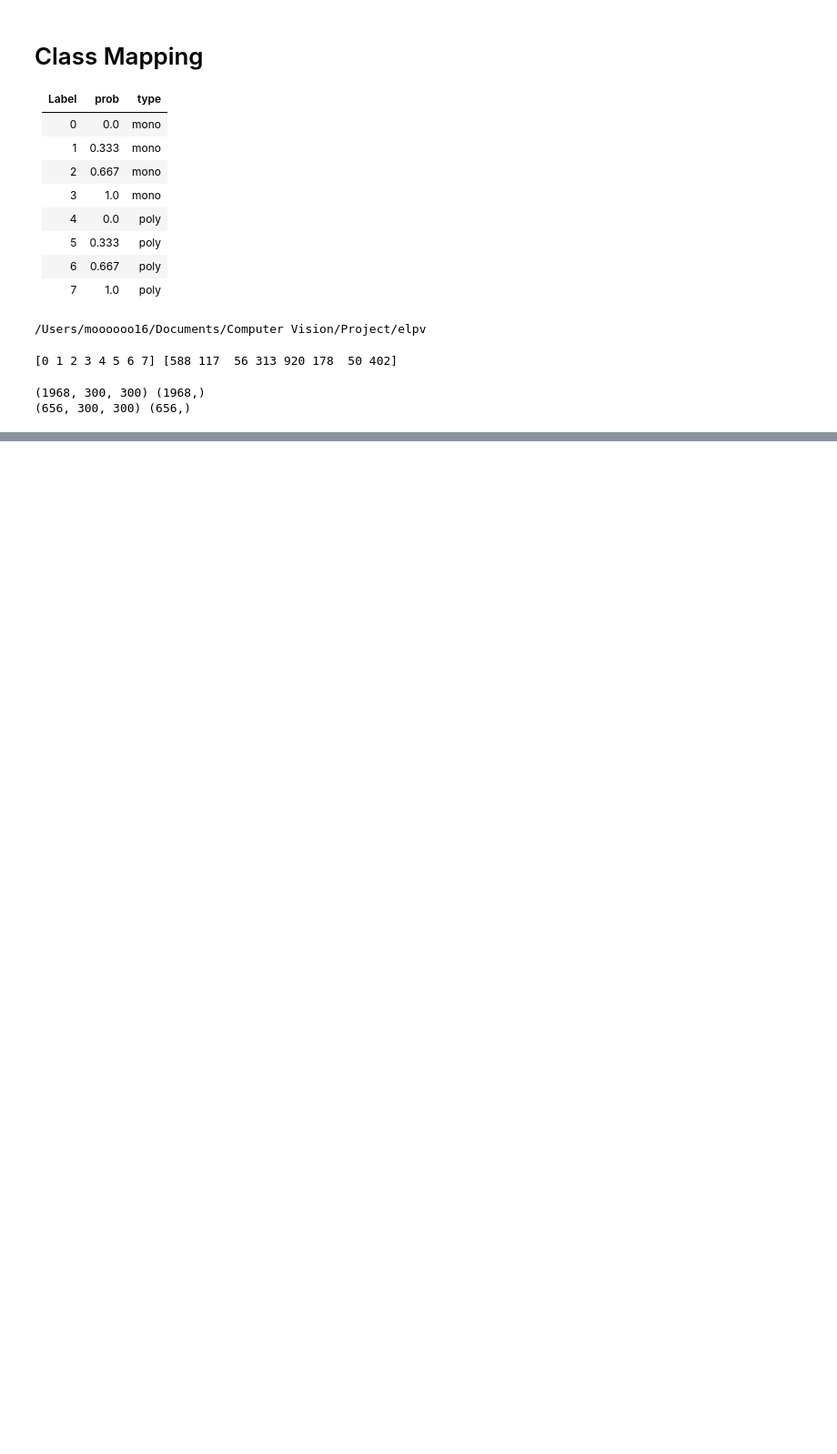
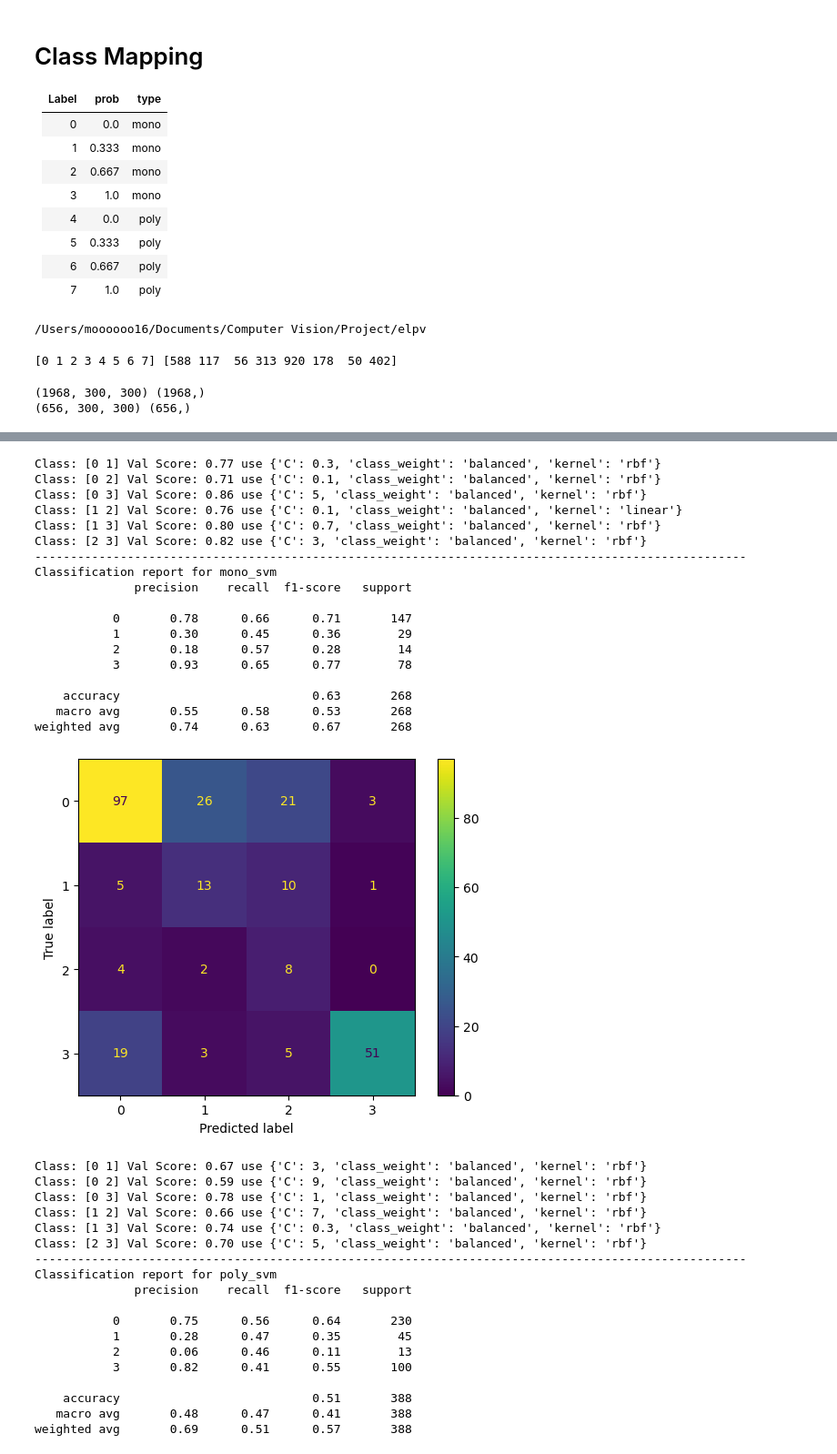
Before and after one commit to moooooo16/ELPV_Classification, a Jupyter notebook: elpv/src/hog.ipynb, the cells around one changed output, grey strips where cells are left out. Shown at 91% size. Drawn from its saved outputs; the diff is of its cells as text; code cells hidden in the pictures; blank space fills up the shorter version.

```diff
--- a/elpv/src/hog.ipynb
+++ b/elpv/src/hog.ipynb
@@ -264,0 +273,52 @@ weighted avg       0.68      0.69      0.66       656
+# %%
+down_sampling_metrics = []
+accs = []
+f1s=[]
+for name in data_sets.keys():
+    train_X, train_y, test_X, test_y = data_sets[name]
+    down_clfs = down_sampling(total_classes=np.unique(train_y),X_train =train_X, y_train=train_y, grid_param=grid_svm_params)
+    _, votes, counts = vote(test_X, down_clfs)
+    acc, f1 = get_report(test_y, votes, name)
+    down_sampling_metrics.append((name, "{:.2f}".format(acc), "{:.2f}".format(f1)))
+
+
+with open(os.path.join(OUT_PATH, 'hog_down_sampling_metrics.pkl'), 'wb') as f:
+    pickle.dump(down_sampling_metrics, f)
+# %% [output]
+Class: [0 1] Val Score: 0.77 use {'C': 0.3, 'class_weight': 'balanced', 'kernel': 'rbf'}
+Class: [0 2] Val Score: 0.71 use {'C': 0.1, 'class_weight': 'balanced', 'kernel': 'rbf'}
+Class: [0 3] Val Score: 0.86 use {'C': 5, 'class_weight': 'balanced', 'kernel': 'rbf'}
+Class: [1 2] Val Score: 0.76 use {'C': 0.1, 'class_weight': 'balanced', 'kernel': 'linear'}
+Class: [1 3] Val Score: 0.80 use {'C': 0.7, 'class_weight': 'balanced', 'kernel': 'rbf'}
+Class: [2 3] Val Score: 0.82 use {'C': 3, 'class_weight': 'balanced', 'kernel': 'rbf'}
+----------------------------------------------------------------------------------------------------
+Classification report for mono_svm
+              precision    recall  f1-score   support
+
+           0       0.78      0.66      0.71       147
+           1       0.30      0.45      0.36        29
+           2       0.18      0.57      0.28        14
+           3       0.93      0.65      0.77        78
+
+    accuracy                           0.63       268
+   macro avg       0.55      0.58      0.53       268
+weighted avg       0.74      0.63      0.67       268
+[figure, added]
+Class: [0 1] Val Score: 0.67 use {'C': 3, 'class_weight': 'balanced', 'kernel': 'rbf'}
+Class: [0 2] Val Score: 0.59 use {'C': 9, 'class_weight': 'balanced', 'kernel': 'rbf'}
+Class: [0 3] Val Score: 0.78 use {'C': 1, 'class_weight': 'balanced', 'kernel': 'rbf'}
+Class: [1 2] Val Score: 0.66 use {'C': 7, 'class_weight': 'balanced', 'kernel': 'rbf'}
+Class: [1 3] Val Score: 0.74 use {'C': 0.3, 'class_weight': 'balanced', 'kernel': 'rbf'}
+Class: [2 3] Val Score: 0.70 use {'C': 5, 'class_weight': 'balanced', 'kernel': 'rbf'}
+----------------------------------------------------------------------------------------------------
+Classification report for poly_svm
+              precision    recall  f1-score   support
+
+           0       0.75      0.56      0.64       230
+           1       0.28      0.47      0.35        45
+           2       0.06      0.46      0.11        13
+           3       0.82      0.41      0.55       100
+
+    accuracy                           0.51       388
+   macro avg       0.48      0.47      0.41       388
+weighted avg       0.69      0.51      0.57       388
```
Also changed, not shown: parts of 12 cells of this notebook, 13 other files.
